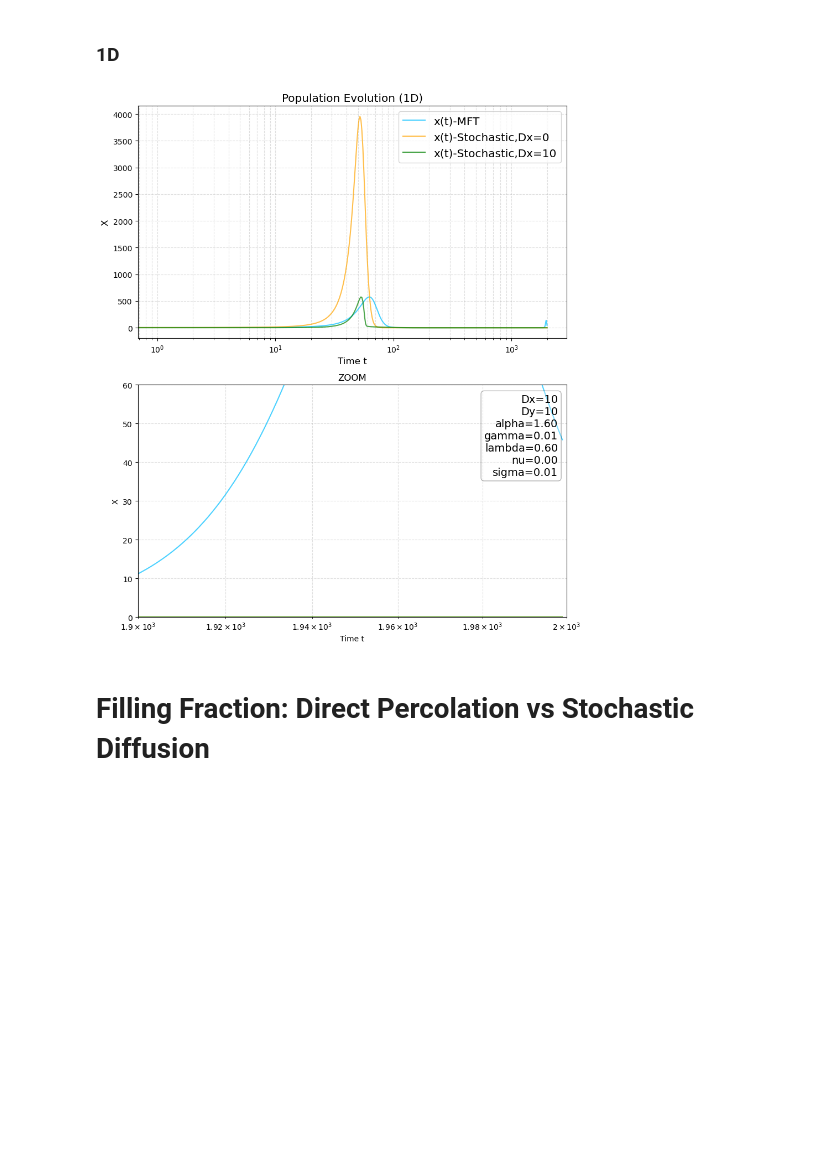
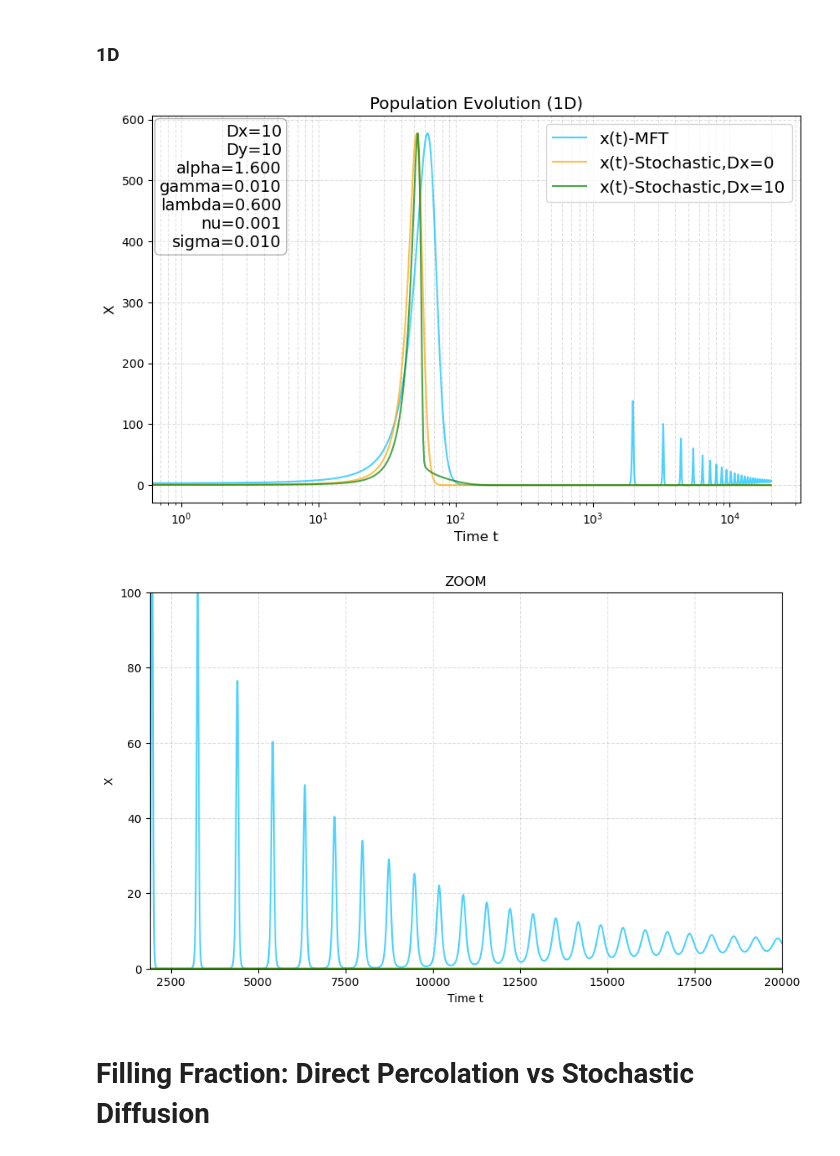
Before and after one commit to pietromalagoli/PCS, a Jupyter notebook: project.ipynb, the cells around one changed output. Drawn from its saved outputs; the diff is of its cells as text; code cells hidden in the pictures; blank space fills up the shorter version.

```diff
--- a/project.ipynb
+++ b/project.ipynb
@@ -77,18 +77,18 @@ Dt1 = (1/par['gamma'])*(np.log((y_tilde-
 '''
 
 # Solution of the X ODE
-plt.figure(figsize=(12,8))
+plt.figure(figsize=(12,4))
 plt.plot(np.arange(time_steps), X_ode, c='orange', label='x(t)',alpha=0.7)
 plt.plot(np.arange(time_steps), Y_ode, c='deepskyblue', label='y(t)',alpha=0.7)
-plt.title('Solution of the ODEs in time under mean-field approximation')
+plt.title('Solution of the ODEs in time under mean-field approximation',fontsize='x-large')
 plt.axhline(y=x_star,label=r'$x^*$',c='orange',linestyle='-.')
 plt.axhline(y=y_star,label=r'$y^*$',c='deepskyblue',linestyle='-.')
-plt.xlabel('Time t')
-plt.ylabel('Concentration')
+plt.xlabel('Time t',fontsize='x-large')
+plt.ylabel('Concentration',fontsize='x-large')
 plt.xscale('log')
 plt.grid(True, which="both",alpha=0.4,linestyle='--')
-m.add_par_box(par)
-plt.legend(loc='upper right')
+m.add_par_box(par,coord=[0.14,0.96])
+plt.legend(loc='upper right',fontsize='x-large')
 plt.tight_layout()
 plt.savefig('plots/ODE.png')
 #plt.show()
@@ -369,58 +385,65 @@ The attractor (x*,y*) is a stable spiral (negative discriminant -> damped oscill
 # %%
 #%%script false --no-raise-error
 dim = 1
-time_steps = 2000
+N = 10000
+time_steps = 20000
 z0 = np.array([3,y0])       # set initial conditions
-params = [10000,time_steps,dt,z0,par,0]
+params = [N,time_steps,dt,z0,par,0]
 N, time_steps, dt, z0, par, mode = params
 models = [m.lattice1,m.lattice2,m.lattice3]
 model = models[dim-1]
 t_s = 0 + dt * np.arange(time_steps)
 # Solve again the ODEs so to have it with the right parameters, in case that they're different for the stochastic case
 sol = odeint(m.system,z0,t_s,args=(par,))
 X_ode = sol[:,0]
 local_par = par.copy()
 local_par['Dx'] = 0
 local_par['Dy'] = 0
-X_stoc, _ = model([10000,time_steps,dt,local_par,0])
+X_stoc, _ = model([N,time_steps,dt,local_par,0])
 if mode == 2:
     X_ode = 0
     Y_ode = 0
-args = [N,time_steps,dt,par,mode]     # [N,time_steps,par,mode]
+args = [N,time_steps,dt,par,0]     # [N,time_steps,par,mode]
 X_diff, _ = model(args)
 
 if mode == 0:
-    scalex = np.max(X_diff)/(np.max(X_ode) or 1)
+    scalexD = np.max(X_diff)/(np.max(X_ode) or 1)
+    scalexS = np.max(X_stoc)/(np.max(X_ode) or 1)
 else:
-    scalex = 1
+    scalexD = 1
+    scalexS = 1
 
-fig, ax = plt.subplots(2,1,figsize=(10,12))
+plt.figure(figsize=(10,6))
 # plot the evolution of x(t)
-ax[0].plot(X_ode,c='deepskyblue',label='x(t)-MFT',alpha=0.7)
-ax[0].plot(X_stoc,c='orange', label=f'x(t)-Stochastic,Dx={local_par['Dx']}',alpha=0.7)
-ax[0].plot(X_diff/scalex,c='green',label=f'x(t)-Stochastic,Dx={par['Dx']}',alpha=0.7)
-ax[0].set_title(f'Population Evolution ({dim}D)' if mode == 0 else f'Filling Fraction ({dim}D)',fontsize='x-large')
-ax[0].set_xlabel('Time t',fontsize='large')
-ax[0].set_ylabel('X',fontsize='large')
-ax[0].set_xscale('log')
-ax[0].grid(True, which="both",alpha=0.4,linestyle='--')
-ax[0].legend(loc='upper right',fontsize='x-large')
-
-ax[1].plot(X_ode,c='deepskyblue',label='x(t)-MFT',alpha=0.7)
-ax[1].plot(X_stoc/scalex,c='orange',label=f'x(t)-Stochastic,Dx={local_par['Dx']}',alpha=0.7)
-ax[1].plot(X_diff/scalex,c='green',label=f'x(t)-Stochastic,Dx={par['Dx']}',alpha=0.7)
-ax[1].set_title('ZOOM')
-ax[1].set_xlim(1900,time_steps)
-ax[1].set_ylim(0,60)
-ax[1].set_xlabel('Time t')
-ax[1].set_ylabel('X')
-ax[1].set_xscale('log')
-ax[1].grid(True, which="both",alpha=0.4,linestyle='--')
-m.add_par_box(par,coord=[0.98,0.96])
+plt.plot(X_ode,c='deepskyblue',label='x(t)-MFT',alpha=0.7)
+plt.plot(X_stoc/scalexS,c='orange', label=f'x(t)-Stochastic,Dx={local_par['Dx']}',alpha=0.7)
+plt.plot(X_diff/scalexD,c='green',label=f'x(t)-Stochastic,Dx={par['Dx']}',alpha=0.7)
+plt.title(f'Population Evolution ({dim}D)' if mode == 0 else f'Filling Fraction ({dim}D)',fontsize='x-large')
+plt.xlabel('Time t',fontsize='large')
+plt.ylabel('X',fontsize='large')
+plt.xscale('log')
+plt.grid(True, which="both",alpha=0.4,linestyle='--')
+plt.legend(loc='upper right',fontsize='x-large')
+m.add_par_box(par,coord=[0.20,0.98])
 plt.savefig('plots/Fig3.png')
 plt.show()
+
+plt.figure(figsize=(10,6))
+plt.plot(X_ode,c='deepskyblue',label='x(t)-MFT',alpha=0.7)
+plt.plot(X_stoc/scalexS,c='orange',label=f'x(t)-Stochastic,Dx={local_par['Dx']}',alpha=0.7)
+plt.plot(X_diff/scalexD,c='green',label=f'x(t)-Stochastic,Dx={par['Dx']}',alpha=0.7)
+plt.title('ZOOM')
+plt.xlim(1900,time_steps)
+plt.ylim(0,100)
+plt.xlabel('Time t')
+plt.ylabel('X')
+#plt.xscale('log')
+plt.grid(True, which="both",alpha=0.4,linestyle='--')
+plt.savefig('plots/Fig3ZOOM.png')
+plt.show()
 # %% [output]
-[figure, old version]
+[figure, new version]
+[figure, added]
 # %% [markdown]
 # Filling Fraction: Direct Percolation vs Stochastic Diffusion
 # %%
```
Also changed, not shown: parts of 7 cells of this notebook, 7 other files.
